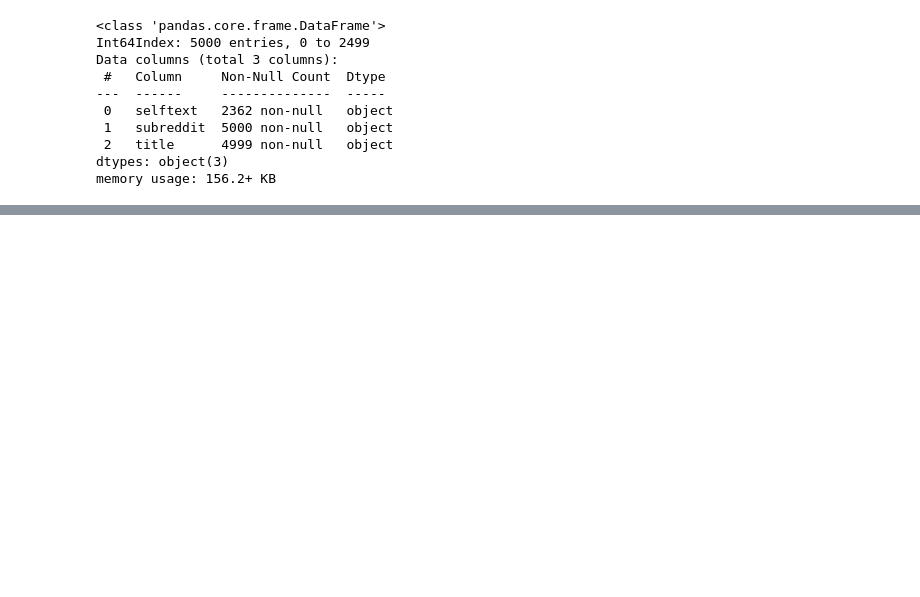
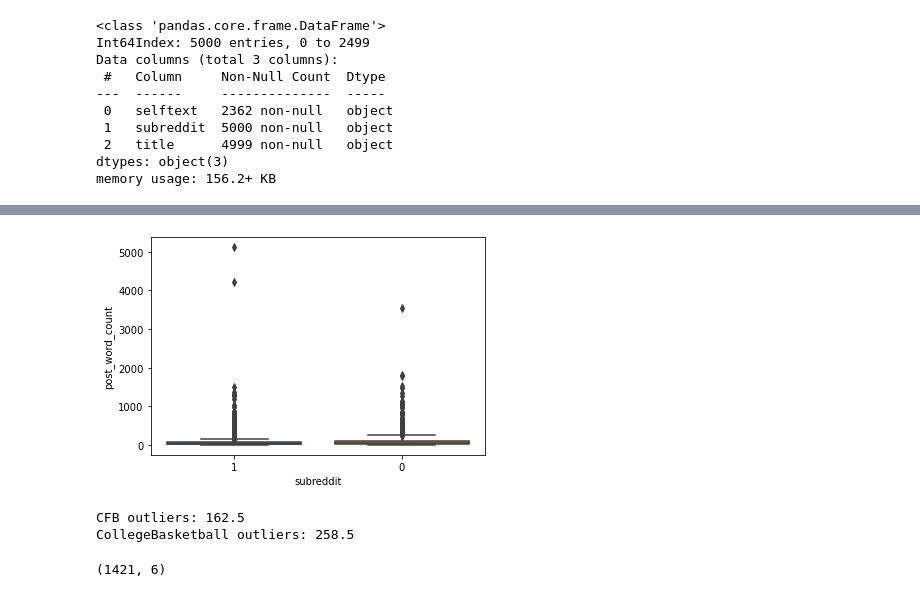
Before and after one commit to anthonyzurke/project-3, a Jupyter notebook: code/Cleaning and EDA.ipynb, the cells around one changed output, grey strips where cells are left out. Drawn from its saved outputs; the diff is of its cells as text; code cells hidden in the pictures; blank space fills up the shorter version.

```diff
--- a/code/Cleaning and EDA.ipynb
+++ b/code/Cleaning and EDA.ipynb
@@ -79,3 +82,6 @@ Name: subreddit, dtype: int64
 # %%
-df['selftext'] = df['selftext'].map(lambda cell: np.nan if cell == '[removed]' else str())
-df.fillna('', inplace = True)
+df['selftext'].replace('[removed]', np.NaN, inplace = True)
+df['selftext'].replace('[deleted]', np.NaN, inplace = True)
+# %%
+df.dropna(inplace = True)
+print(df.shape)
@@ -89,12 +93,0 @@ df['post_word_count'] = df['post'].str.count(' ') + 1
-# %%
-df['post'] = [re.sub('[\(\[].*?[\)\]]', '', t.replace('\n', '')) for t in df.post]
-df['post'] = [t.replace('/\\', ' ').replace(':-)', ' ').replace('tdb> ', ' ')
-              for t in df.post]
-df['post'] = [t.replace('=', ' ').replace('--', ' ').replace('_', ' ')\
-              .replace('}', ' ').replace('*', ' ').replace('^', ' ')\
-              .replace('~', ' ')
-              for t in df.post]
-df['post'] = [t.replace('- < > -', ' ').replace('|', ' ').replace('*-', ' ')
-              for t in df.post]
-df['post'] = [t.replace('...', ' ').replace('\t', ' ').lower().strip()
-              for t in df.post]
@@ -100,0 +96,14 @@ df['post'] = [t.replace('...', ' ').replace('\t', ' ').lower().strip()
+# %%
+df['post'] = df['post'].apply(lambda x: re.sub(r'http\S+', '', x))
+
+for i, text in enumerate(df['post']):
+    text_cleaned = text.replace('&amp;', '&')
+    text_cleaned = text_cleaned.replace('nbsp;', ' ')
+    text_cleaned = text_cleaned.replace("'\'", '')
+    text_cleaned = text_cleaned.replace('-', '')
+    text_cleaned = text_cleaned.replace('/', ' ')
+    text_cleaned = text_cleaned.replace('&amp;#x200B;', '')
+    text_cleaned = text_cleaned.replace('&#x200B;', '')
+    df['post'].iloc[i] = text_cleaned.replace('\n', ' ').strip()
+
+# https://stackoverflow.com/questions/20894525/how-to-remove-parentheses-and-all-data-within-using-pandas-python
@@ -100,0 +124,30 @@ df['post'] = [t.replace('...', ' ').replace('\t', ' ').lower().strip()
+# %%
+sns.boxplot(x = df['subreddit'], y = df['post_word_count'],
+            data = df, order = {1: 'CFB', 0: 'CollegeBasketball'});
+# %% [output]
+[figure, added]
+# %%
+q1_cfb = (df['post_word_count'][df['subreddit'] == 1]).quantile(.25)
+q3_cfb = (df['post_word_count'][df['subreddit'] == 1]).quantile(.75)
+IQR_cfb = q3_cfb - q1_cfb
+
+outliers_cfb = q3_cfb + 1.5 * IQR_cfb
+print('CFB outliers:', outliers_cfb)
+
+q1_bball = (df['post_word_count'][df['subreddit'] == 0]).quantile(.25)
+q3_bball = (df['post_word_count'][df['subreddit'] == 0]).quantile(.75)
+IQR_bball = q3_bball - q1_bball
+
+outliers_bball = q3_bball + 1.5 * IQR_bball
+print('CollegeBasketball outliers:', outliers_bball)
+
+df_cfb = df.loc[(df['subreddit'] == 1) & (df['post_word_count'] < outliers_cfb)]
+df_bball = df.loc[(df['subreddit'] == 0) & (df['post_word_count'] < outliers_bball)]
+# %% [output]
+CFB outliers: 162.5
+CollegeBasketball outliers: 258.5
+# %%
+df = pd.concat([df_cfb, df_bball])
+print(df.shape)
+# %% [output]
+(1421, 6)
```
Also changed, not shown: parts of 26 cells of this notebook, 4 other files.
